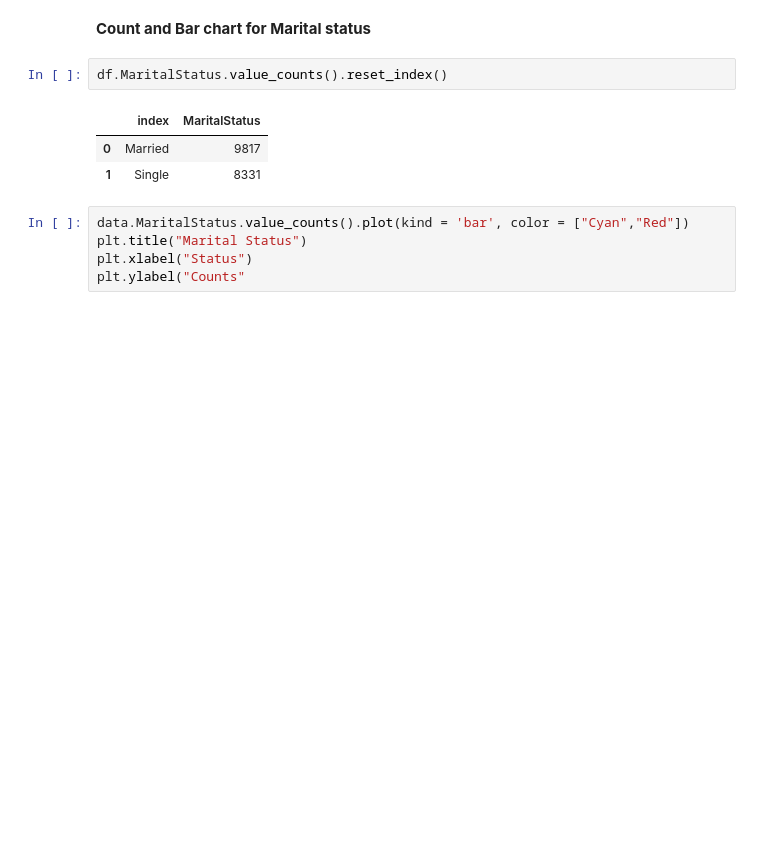
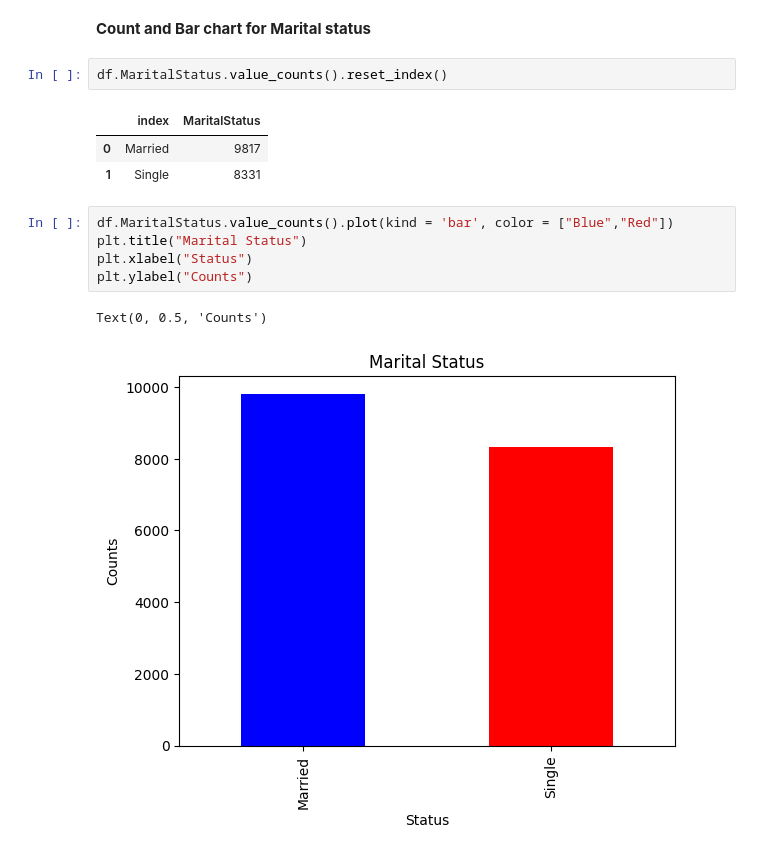
Before and after one commit to Christydataprog/Customers, a Jupyter notebook: Customer_Matplotlib.ipynb, the cells around one changed output. Saved outputs shown, nothing was run; the diff lists cells and outputs as text; blank space fills up the shorter version.

```diff
--- a/Customer_Matplotlib.ipynb
+++ b/Customer_Matplotlib.ipynb
@@ -105,7 +105,10 @@ df.MaritalStatus.value_counts().reset_index()
 | 0 | Married | 9817 |
 | 1 | Single | 8331 |
 # %%
-data.MaritalStatus.value_counts().plot(kind = 'bar', color = ["Cyan","Red"])
+df.MaritalStatus.value_counts().plot(kind = 'bar', color = ["Blue","Red"])
 plt.title("Marital Status")
 plt.xlabel("Status")
-plt.ylabel("Counts"
+plt.ylabel("Counts")
+# %% [output]
+Text(0, 0.5, 'Counts')
+[figure, added]
```
Also changed, not shown: parts of 8 cells of this notebook.
